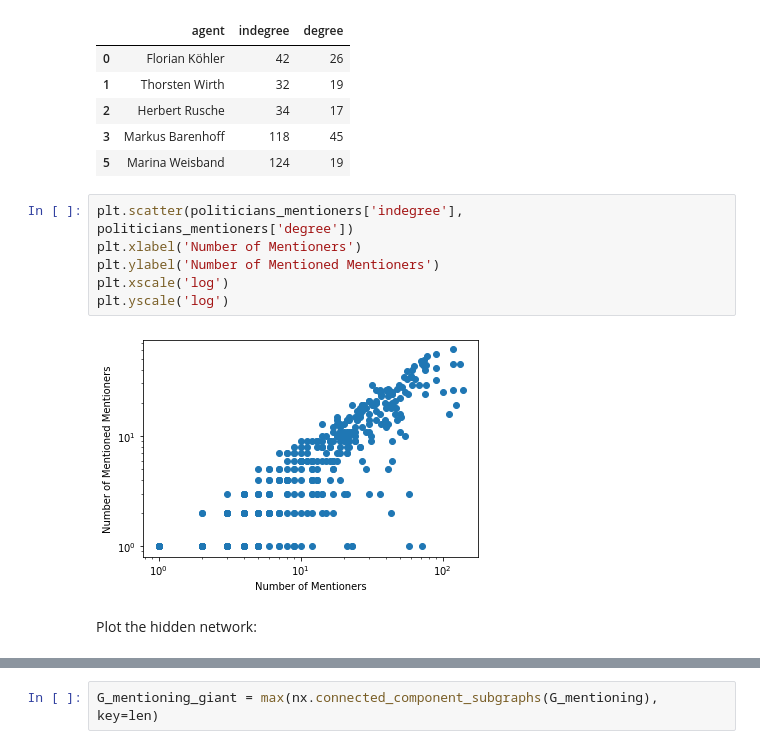
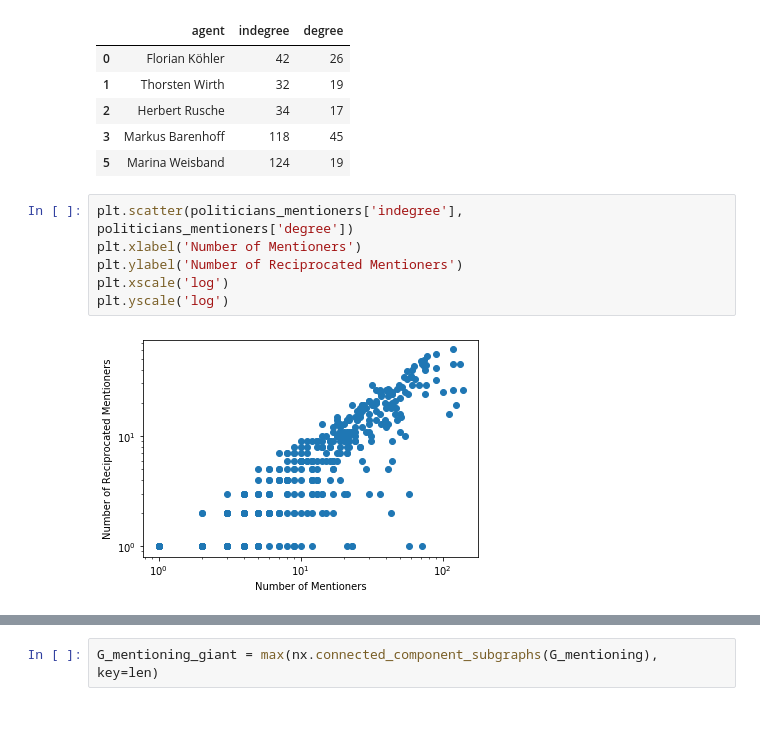
Before and after one commit to gesiscss/introduction_networkx, a Jupyter notebook: introduction_networkx.ipynb, the cells around one changed output, grey strips where cells are left out. Saved outputs shown, nothing was run; the diff lists cells and outputs as text; blank space fills up the shorter version.

```diff
--- a/introduction_networkx.ipynb
+++ b/introduction_networkx.ipynb
@@ -781,10 +785,8 @@ politicians_mentioners.head()
 # %%
 plt.scatter(politicians_mentioners['indegree'], politicians_mentioners['degree'])
 plt.xlabel('Number of Mentioners')
-plt.ylabel('Number of Mentioned Mentioners')
+plt.ylabel('Number of Reciprocated Mentioners')
 plt.xscale('log')
 plt.yscale('log')
 # %% [output]
-[figure, old version]
+[figure, new version]
-# %% [markdown]
-Plot the hidden network:
```
Also changed, not shown: parts of 42 cells of this notebook.
